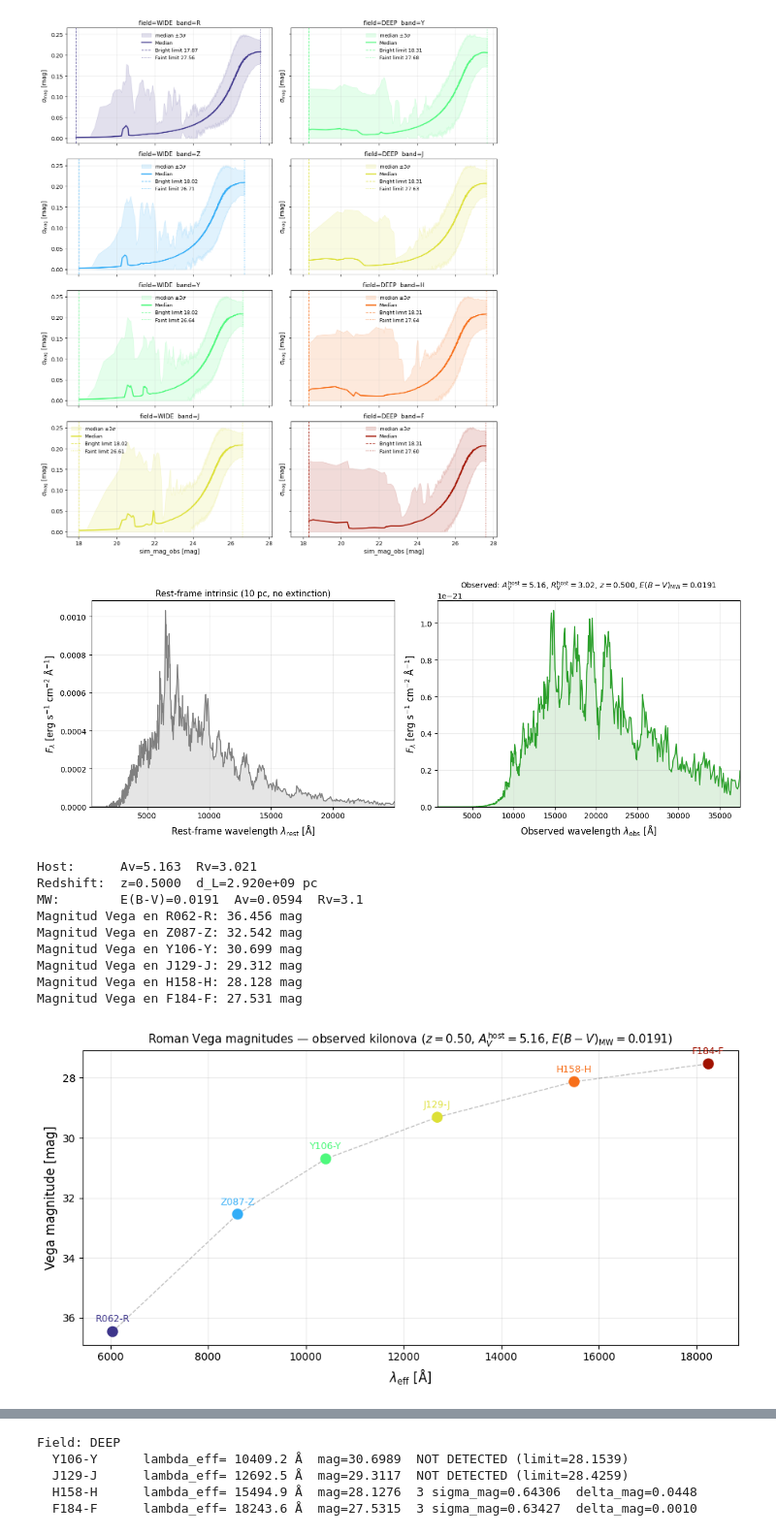
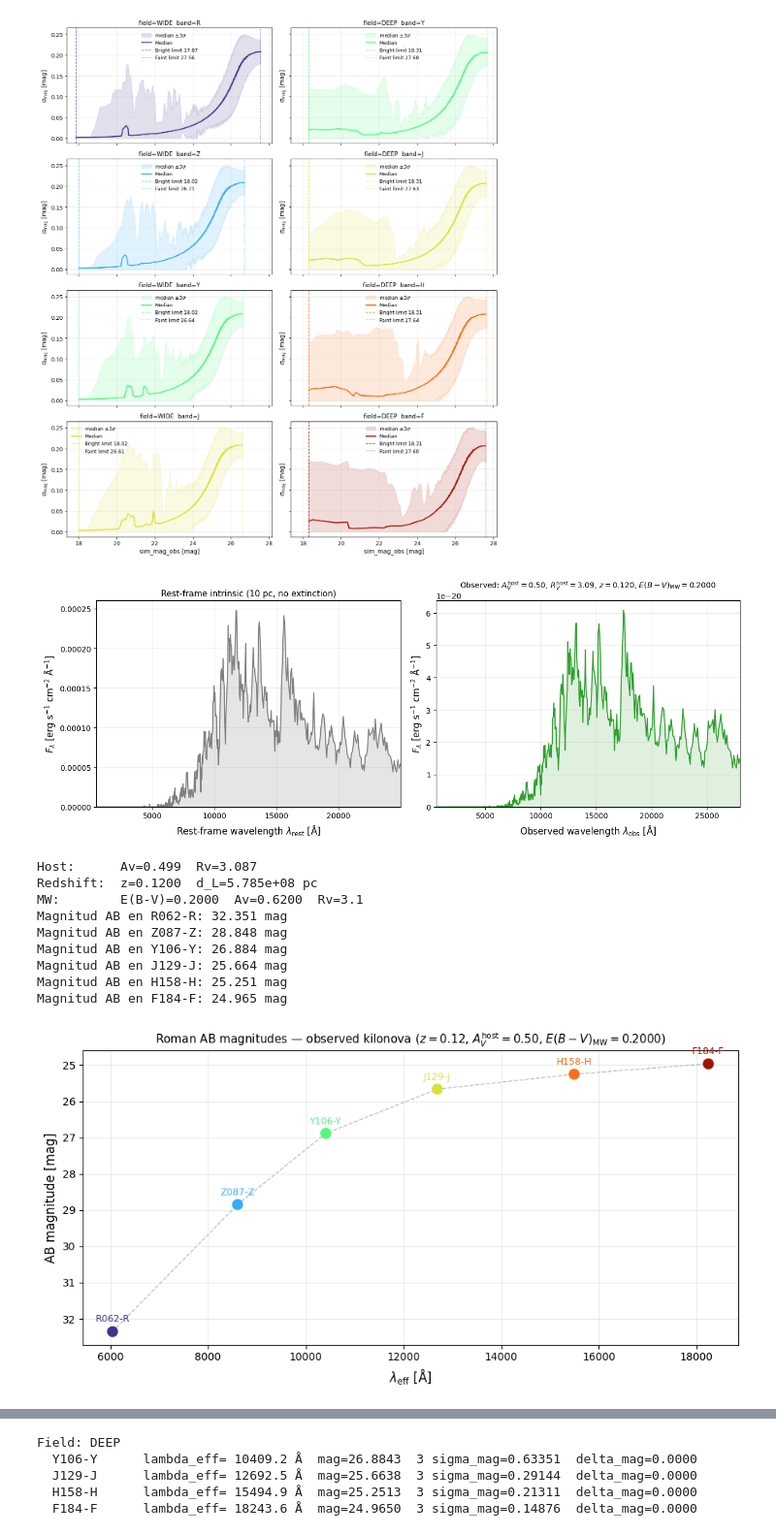
Before and after one commit to Monsalves-Gonzalez-N/Kilonova, a Jupyter notebook: data/dust_generation/Extinction.ipynb, the cells around one changed output, grey strips where cells are left out. Shown at 97% size. Cells and saved outputs as stored; diff of their text form; code cells hidden in the pictures.

```diff
--- a/data/dust_generation/Extinction.ipynb
+++ b/data/dust_generation/Extinction.ipynb
@@ -247,7 +247,7 @@ def load_kilonova_spectrum(model_file, target_phase_days=1.5, distance_parsec=10
 
 wave_kn, flux_kn, kn_phase_days = load_kilonova_spectrum(
     MODEL_FILE,
-    target_phase_days=1.5,
+    target_phase_days=10.0,
     distance_parsec=10.0,
     plot=True,
 )
@@ -1047,11 +1057,10 @@ for col in filter_cols:
   H158-H      lambda_eff =  15494.9 Å
   F184-F      lambda_eff =  18243.6 Å
 # %%
-from pyphot.vega import Vega
 import pyphot
 
 
-def plot_roman_vega_magnitudes(ab_magnitudes, observed_spectrum_result, save_path=None):
+def plot_roman_AB_magnitudes(ab_magnitudes, observed_spectrum_result, save_path=None):
     parameters = observed_spectrum_result['parameters']
     filter_names = list(ab_magnitudes.keys())
     lambda_effs = [ab_magnitudes[col]['lambda_eff'] for col in filter_names]
@@ -1096,7 +1105,7 @@ def plot_roman_vega_magnitudes(ab_magnitudes, observed_spectrum_result, save_pat
     plt.show()
 
 
-def compute_roman_vega_magnitudes(observed_spectrum_result, roman_filters, plot=True, save_path=None):
+def compute_roman_ab_magnitudes(observed_spectrum_result, roman_filters, plot=True, save_path=None):
     wavelength_obs = observed_spectrum_result['wavelength_observed'].to(u.AA).value
     flux_obs = observed_spectrum_result['flux_observed'].to(FLUX_UNIT).value
 
@@ -1115,12 +1124,12 @@ def compute_roman_vega_magnitudes(observed_spectrum_result, roman_filters, plot=
         print(f"Magnitud AB en {f.name}: {mag:0.3f} mag")
 
     if plot:
-        plot_roman_vega_magnitudes(ab_magnitudes, observed_spectrum_result, save_path=save_path)
+        plot_roman_AB_magnitudes(ab_magnitudes, observed_spectrum_result, save_path=save_path)
 
     return ab_magnitudes
 
 
-roman_vega_magnitudes = compute_roman_vega_magnitudes(
+roman_ab_magnitudes = compute_roman_ab_magnitudes(
     observed_spectrum_result,
     results,
     plot=True,
@@ -1167,7 +1176,7 @@ def plot_sigma_flux_lookup(filter_results, field):
             axis.scatter(lambda_eff, magnitude, color=color, s=80, zorder=3, label=name)
 
     axis.set_xlabel(r'$\lambda_{\rm eff}$ [Å]', fontsize=12)
-    axis.set_ylabel('Vega magnitude [mag]', fontsize=12)
+    axis.set_ylabel('AB magnitude [mag]', fontsize=12)
     axis.set_title(
         fr'Observed kilonova SED with survey noise — field={field}',
         fontsize=12,
@@ -1180,7 +1189,7 @@ def plot_sigma_flux_lookup(filter_results, field):
 
 
 def lookup_sigma_flux(
-    roman_vega_magnitudes,
+    roman_AB_magnitudes,
     field,
     snr_min=5.0,
     photometry_path=HOURGLASS_PHOTOMETRY_PATH,
@@ -1197,7 +1206,7 @@ def lookup_sigma_flux(
     )
 
     filter_results = {}
-    for filter_key, filter_data in roman_vega_magnitudes.items():
+    for filter_key, filter_data in roman_AB_magnitudes.items():
         target_magnitude = filter_data['magnitude']
         lambda_eff = filter_data['lambda_eff']
         band = filter_key[0]
@@ -1261,5 +1270,5 @@ def lookup_sigma_flux(
     return filter_results
 
 
-filter_results = lookup_sigma_flux(roman_vega_magnitudes, field='DEEP', plot=True)
+filter_results = lookup_sigma_flux(roman_ab_magnitudes, field='DEEP', plot=True)
 # %% [output]
@@ -1413,6 +1424,7 @@ def observe_kilonova_with_roman(
     av_samples,
     rv_samples,
     rv_milky_way=MILKY_WAY_RV,
+    milky_way_av=None,
     intrinsic_distance_parsec=10.0,
     snr_min=5.0,
     random_seed=7,
@@ -1422,8 +1434,11 @@ def observe_kilonova_with_roman(
     extinction_av_host = float(rng.choice(av_samples))
     extinction_rv_host = float(rng.choice(rv_samples))
 
-    hourglass_sampling = sample_hourglass_ebv(plot=False)
-    ebv_milky_way = float(rng.choice(hourglass_sampling['ebv_samples']))
+    if milky_way_av is not None:
+        ebv_milky_way = milky_way_av / rv_milky_way
+    else:
+        hourglass_sampling = sample_hourglass_ebv(plot=False)
+        ebv_milky_way = float(rng.choice(hourglass_sampling['ebv_samples']))
 
     observed_spectrum = generate_observed_kilonova_spectrum(
         wavelength_rest=model_wavelength,
@@ -1439,51 +1454,52 @@ def observe_kilonova_with_roman(
         plot=plot,
     )
 
-    vega_magnitudes = compute_roman_vega_magnitudes(
+    AB_magnitudes = compute_roman_ab_magnitudes(
         observed_spectrum,
         results,
         plot=plot,
     )
 
     filter_results = lookup_sigma_flux(
-        vega_magnitudes,
+        AB_magnitudes,
         field=field,
         snr_min=snr_min,
         plot=plot,
     )
 
     return filter_results
 
 
 # ----
 
 RV_samples = generate_rv_samples(number_of_samples=10000, plot=False)
 Av_samples = generate_av_samples(
     number_of_samples=10000,
     exponential_scale=1.7,
     gaussian_sigma=0.6,
     plot=False)
-single_redshift = 0.5
+single_redshift = 0.12
 
 
 pipeline_results = observe_kilonova_with_roman(
     model_wavelength=wave_kn,
     model_flux=flux_kn,
     field='DEEP',
     redshift=single_redshift,
     av_samples=Av_samples,
     rv_samples=RV_samples,
+    milky_way_av=0.62,
     plot=True,
 )
 # %% [output]
-[figure, old version]
+[figure, new version]
-Host:      Av=5.163  Rv=3.021
-Redshift:  z=0.5000  d_L=2.920e+09 pc
-MW:        E(B-V)=0.0191  Av=0.0594  Rv=3.1
-Magnitud Vega en R062-R: 36.456 mag
-Magnitud Vega en Z087-Z: 32.542 mag
-Magnitud Vega en Y106-Y: 30.699 mag
-Magnitud Vega en J129-J: 29.312 mag
-Magnitud Vega en H158-H: 28.128 mag
-Magnitud Vega en F184-F: 27.531 mag
+Host:      Av=0.499  Rv=3.087
+Redshift:  z=0.1200  d_L=5.785e+08 pc
+MW:        E(B-V)=0.2000  Av=0.6200  Rv=3.1
+Magnitud AB en R062-R: 32.351 mag
+Magnitud AB en Z087-Z: 28.848 mag
+Magnitud AB en Y106-Y: 26.884 mag
+Magnitud AB en J129-J: 25.664 mag
+Magnitud AB en H158-H: 25.251 mag
+Magnitud AB en F184-F: 24.965 mag
-[figure, old version]
+[figure, new version]
@@ -1491,8 +1507,8 @@ Magnitud Vega en F184-F: 27.531 mag
 Field: DEEP
-  Y106-Y      lambda_eff= 10409.2 Å  mag=30.6989  NOT DETECTED (limit=28.1539)
-  J129-J      lambda_eff= 12692.5 Å  mag=29.3117  NOT DETECTED (limit=28.4259)
-  H158-H      lambda_eff= 15494.9 Å  mag=28.1276  3 sigma_mag=0.64306  delta_mag=0.0448
-  F184-F      lambda_eff= 18243.6 Å  mag=27.5315  3 sigma_mag=0.63427  delta_mag=0.0010
+  Y106-Y      lambda_eff= 10409.2 Å  mag=26.8843  3 sigma_mag=0.63351  delta_mag=0.0000
+  J129-J      lambda_eff= 12692.5 Å  mag=25.6638  3 sigma_mag=0.29144  delta_mag=0.0000
+  H158-H      lambda_eff= 15494.9 Å  mag=25.2513  3 sigma_mag=0.21311  delta_mag=0.0000
+  F184-F      lambda_eff= 18243.6 Å  mag=24.9650  3 sigma_mag=0.14876  delta_mag=0.0000
 # %%
 from pathlib import Path
 
```
Also changed, not shown: parts of 21 cells of this notebook, 23 other files.
